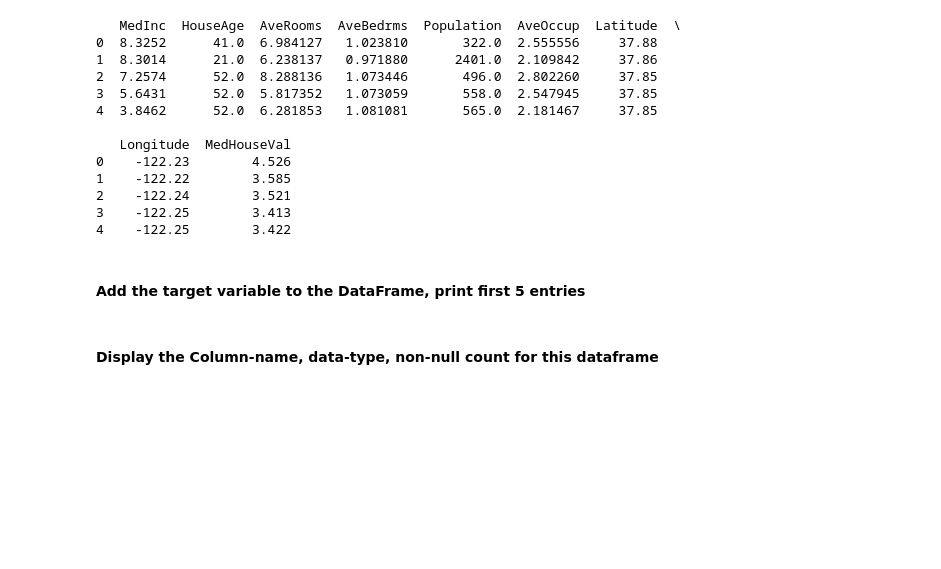
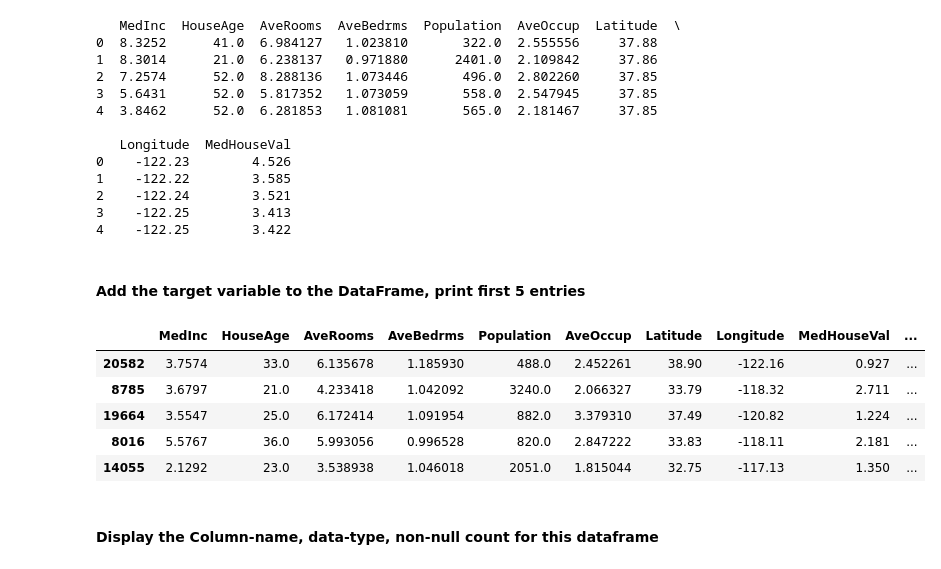
Before and after one commit to rachitgoyal14/supervised-unsupervised-notes, a Jupyter notebook: multiple-linear-regression/MLA_california_housing_unsolved (1).ipynb, the cells around one changed output. Drawn from its saved outputs; the diff is of its cells as text; code cells hidden in the pictures; blank space fills up the shorter version.

```diff
--- a/multiple-linear-regression/MLA_california_housing_unsolved (1).ipynb
+++ b/multiple-linear-regression/MLA_california_housing_unsolved (1).ipynb
@@ -20,9 +20,9 @@ print(housing.feature_names)
 # %% [markdown]
 #### __Create a DataFrame from the loaded data, print first 5 entries__
 # %%
-df = housing.frame
+df_house = housing.frame
 
-print(df.head())
+print(df_house.head())
 # %% [output]
    MedInc  HouseAge  AveRooms  AveBedrms  Population  AveOccup  Latitude  \
 0  8.3252      41.0  6.984127   1.023810       322.0  2.555556     37.88
@@ -39,5 +39,15 @@ print(df.head())
 4    -122.25        3.422
 # %% [markdown]
 #### __Add the target variable to the DataFrame, print first 5 entries__
+# %%
+df_house['Value'] = housing.target
+df_house.sample(5)
+# %% [output]
+|  | MedInc | HouseAge | AveRooms | AveBedrms | Population | AveOccup | Latitude | Longitude | MedHouseVal | ... |
+| 20582 | 3.7574 | 33.0 | 6.135678 | 1.185930 | 488.0 | 2.452261 | 38.90 | -122.16 | 0.927 | ... |
+| 8785 | 3.6797 | 21.0 | 4.233418 | 1.042092 | 3240.0 | 2.066327 | 33.79 | -118.32 | 2.711 | ... |
+| 19664 | 3.5547 | 25.0 | 6.172414 | 1.091954 | 882.0 | 3.379310 | 37.49 | -120.82 | 1.224 | ... |
+| 8016 | 5.5767 | 36.0 | 5.993056 | 0.996528 | 820.0 | 2.847222 | 33.83 | -118.11 | 2.181 | ... |
+| 14055 | 2.1292 | 23.0 | 3.538938 | 1.046018 | 2051.0 | 1.815044 | 32.75 | -117.13 | 1.350 | ... |
 # %% [markdown]
 #### __Display the Column-name, data-type, non-null count for this dataframe__
```
Also changed, not shown: parts of 8 cells of this notebook, 10 other files.
